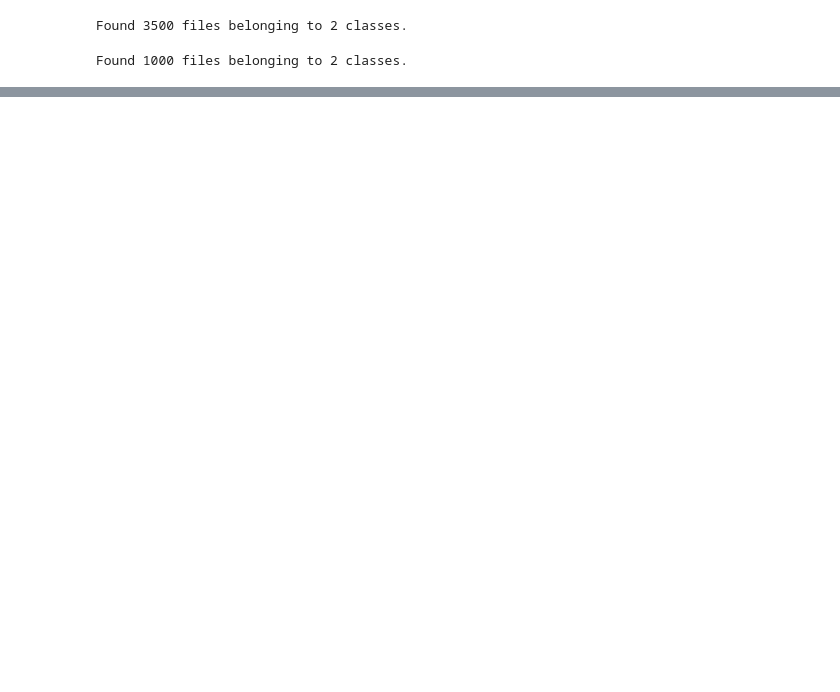
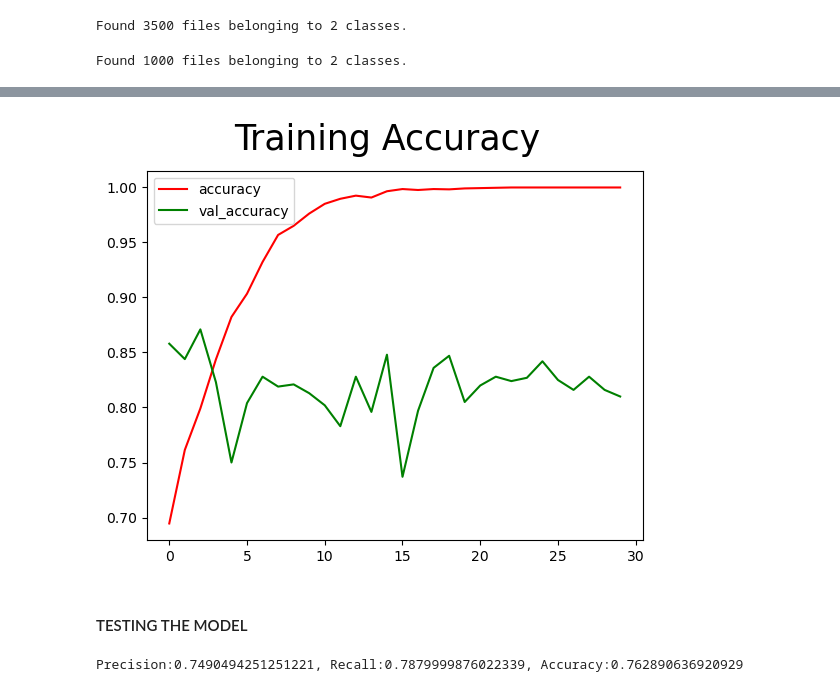
Before and after one commit to Caroline-Mwangi/Automate-PE-Detection-CNN, a Jupyter notebook: AUTOMATED PE DETECTION.ipynb, the cells around one changed output, grey strips where cells are left out. Drawn from its saved outputs; the diff is of its cells as text; code cells hidden in the pictures; blank space fills up the shorter version.

```diff
--- a/AUTOMATED PE DETECTION.ipynb
+++ b/AUTOMATED PE DETECTION.ipynb
@@ -233,0 +329,11 @@ Epoch 25/25
+# %%
+graph_acc = plt.figure()
+plt.plot(hist.history['accuracy'], color='red', label='accuracy')
+plt.plot(hist.history['val_accuracy'], color='green', label='val_accuracy')
+graph_acc.suptitle('Training Accuracy', fontsize=25)
+plt.legend(loc="upper left")
+plt.show()
+# %% [output]
+[figure, added]
+# %% [markdown]
+#### TESTING THE MODEL
@@ -233,0 +351,4 @@ Epoch 25/25
+# %%
+print(f'Precision:{pc.result().numpy()}, Recall:{rc.result().numpy()}, Accuracy:{acc.result().numpy()}')
+# %% [output]
+Precision:0.7490494251251221, Recall:0.7879999876022339, Accuracy:0.762890636920929
```
Also changed, not shown: parts of 46 cells of this notebook.
